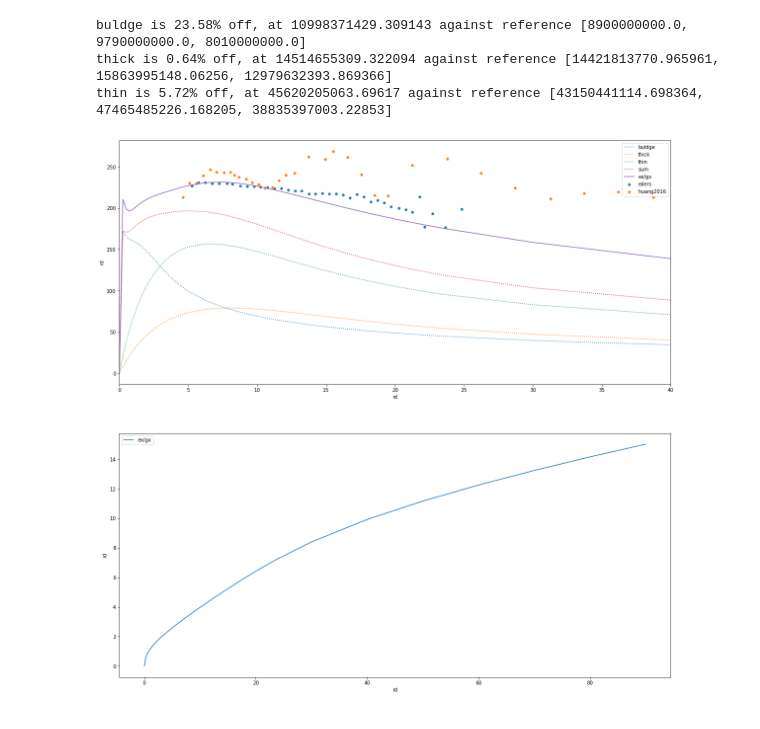
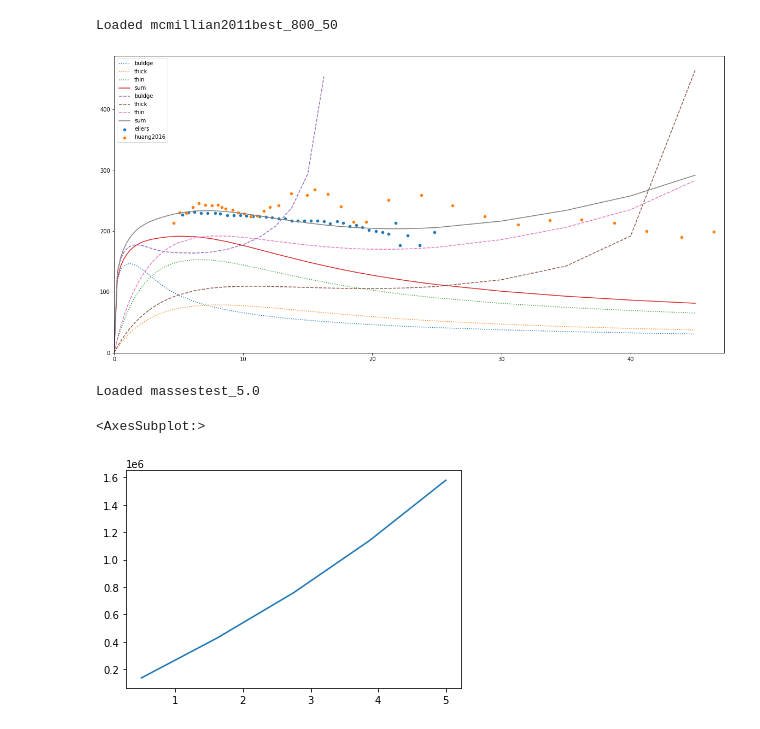
Before and after one commit to timjdavey/galactus, a Jupyter notebook: notebooks/Scratchpad.ipynb, the cells around one changed output. Cells and saved outputs as stored; diff of their text form; code cells hidden in the pictures.

Commit message:
creating masses object

```diff
--- a/notebooks/Scratchpad.ipynb
+++ b/notebooks/Scratchpad.ipynb
@@ -104,10 +9,0 @@ thin is 5.72% off, at 45620194746.680565 against reference [43150441114.698364,
-# %%
-mm.mass_analysis()
-# %% [output]
-buldge is 23.58% off, at 10998371429.309143 against reference [8900000000.0, 9790000000.0, 8010000000.0]
-thick is 0.64% off, at 14514655309.322094 against reference [14421813770.965961, 15863995148.06256, 12979632393.869366]
-thin is 5.72% off, at 45620205063.69617 against reference [43150441114.698364, 47465485226.168205, 38835397003.22853]
-# %%
-plot_velocities(mm, 'x', xlim=(0,40))
-# %% [output]
-[figure, removed]
@@ -115,0 +10,4 @@ mm.profiles = mref.profiles['mcmillian2011best']
+# %%
+mm = load('mcmillian2011best_800_50')
+# %% [output]
+Loaded mcmillian2011best_800_50
@@ -115,0 +38,41 @@ mm.profiles = mref.profiles['mcmillian2011best']
+# %%
+# v = m1/2 standard
+# v4 = m want
+# therefore v4 = m1/4 = m(1/2)*1/2
+
+def velocity(df, adjust=1, r='rd', dimension='x'):
+    return (df[r]*df['%s_vec' % dimension]*adjust)**0.5
+
+def adjustment_original(df, dimension='x', compare_dimension='F', gamma=10, alpha=0.2, epsilon=1):
+    nulled = df['%s_abs' % compare_dimension]-df['%s_vec' % dimension]
+    return gamma/(1+(epsilon*nulled)**alpha)
+
+def adjustment_log(df, dimension='x', compare_dimension='F', gamma=16, alpha=0.15, epsilon=1):
+    nulled = df['%s_abs' % compare_dimension]-df['%s_vec' % dimension]
+    return gamma/np.log(nulled/alpha)
+
+def adjustment_abs(df, dimension='x', compare_dimension='F', gamma=20, alpha=0.5, epsilon=1):
+    nulled = df['%s_abs' % compare_dimension]-df['%s_vec' % dimension]
+    return gamma*df['x_abs']**-0.4
+
+def adjustment_trial(df, dimension='x', compare_dimension='F', gamma=20, alpha=0.5, epsilon=1):
+    nulled = df['%s_abs' % compare_dimension]-df['%s_vec' % dimension]
+    return gamma*(1+nulled)**-0.5
+
+adjustment=adjustment_log
+
+plot_velocities(mm, adjustment=adjustment, xlim=(0, None), ylim=(0, None))
+# %% [output]
+[figure, added]
+# %%
+keys = list(np.linspace(0.5, 5, 5))
+sims = {}
+for key in keys:
+    sims[key] = load("massestest_%s" % key)
+# %% [output]
+Loaded massestest_5.0
+# %%
+sns.lineplot(x=list(sims.keys()), y=np.array([np.sum(sim.mass_sums)for sim in sims.values()])**0.5)
+# %% [output]
+<AxesSubplot:>
+[figure, added]
```
Also changed, not shown: parts of 14 cells of this notebook, 4 other files.
